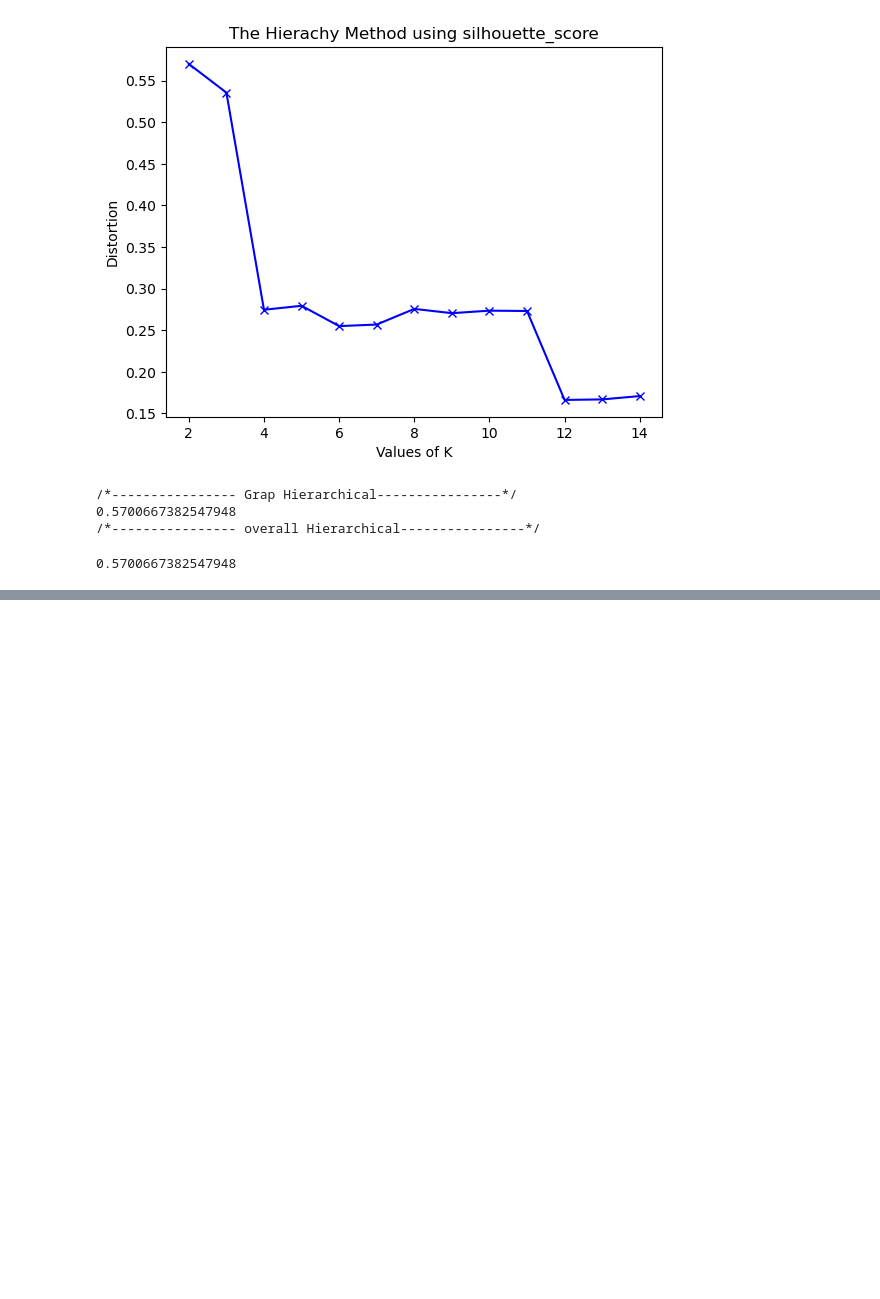
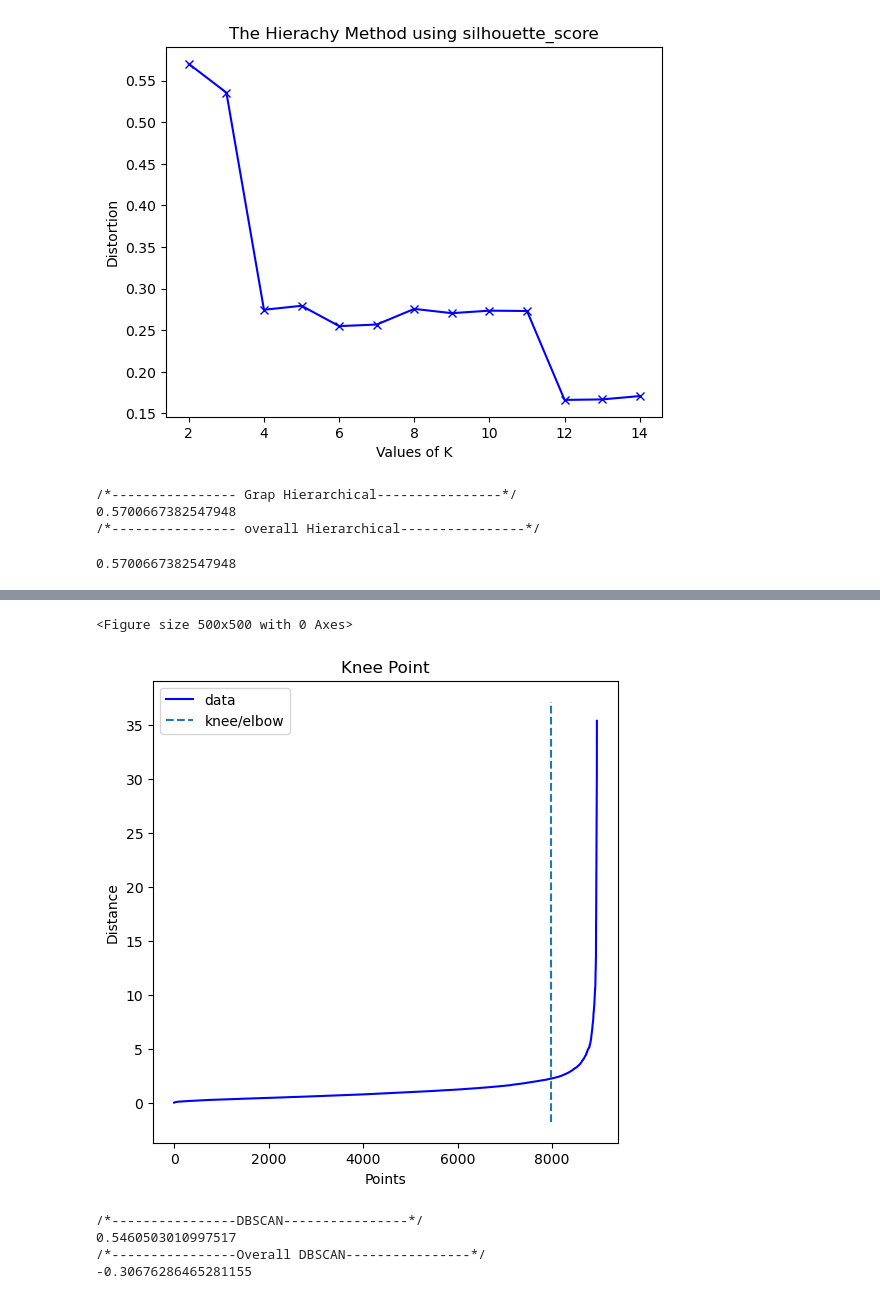
Before and after one commit to IgorLunaDetoni/archive, a Jupyter notebook: credit.ipynb, the cells around one changed output, grey strips where cells are left out. Saved outputs shown, nothing was run; the diff lists cells and outputs as text; code cells hidden in the pictures; blank space fills up the shorter version.

```diff
--- a/credit.ipynb
+++ b/credit.ipynb
@@ -274,0 +296,26 @@ silhouette_score(df.iloc[:,:-2], df["hac"])
+# %%
+get_best_eps( df.iloc[:,:-3],2)
+# %% [output]
+<Figure size 500x500 with 0 Axes>
+[figure, added]
+# %%
+db1 = DBSCAN(eps = 0.5, min_samples = 30).fit(df_scale)
+
+labsList = ["Noise"]
+labsList = labsList  + ["Cluster " + str(i) for i in range(1,len(set(db1.labels_)))]
+
+df_scale["assignments"] = db1.labels_
+
+
+
+print('/*----------------DBSCAN----------------*/')
+d1_clustered = df_scale.loc[(df_scale.assignments >= 0)]
+
+print(silhouette_score(d1_clustered.iloc[:,:-4], d1_clustered["assignments"]))
+print('/*----------------Overall DBSCAN----------------*/')
+print(silhouette_score(df_scale.iloc[:,:-4], df_scale["assignments"]))
+# %% [output]
+/*----------------DBSCAN----------------*/
+0.5460503010997517
+/*----------------Overall DBSCAN----------------*/
+-0.30676286465281155
```
Also changed, not shown: parts of 3 cells of this notebook.
